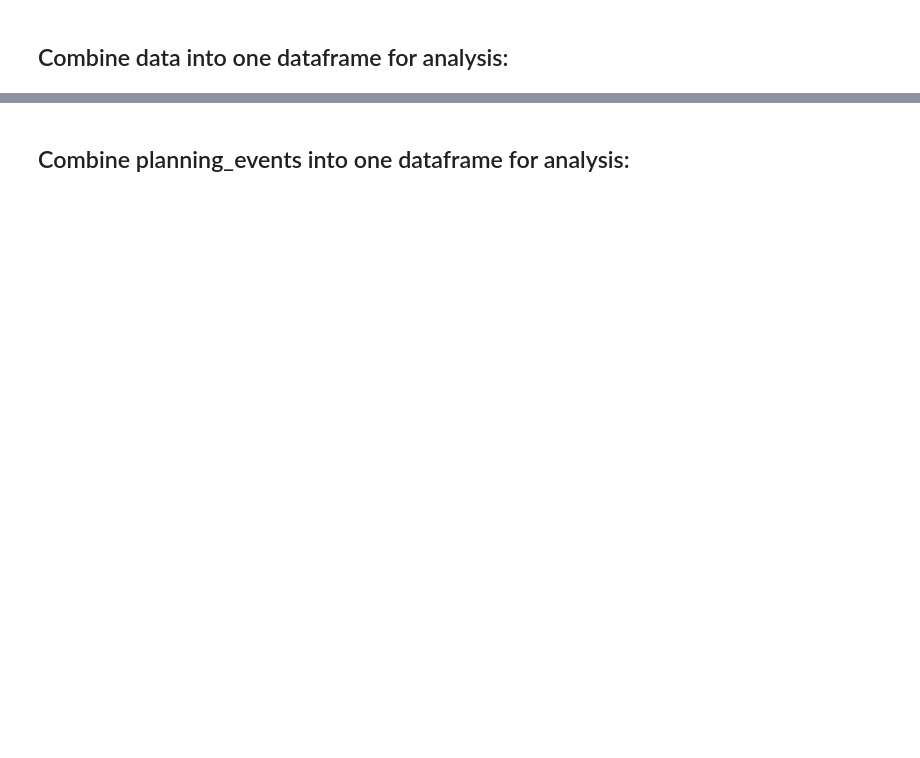
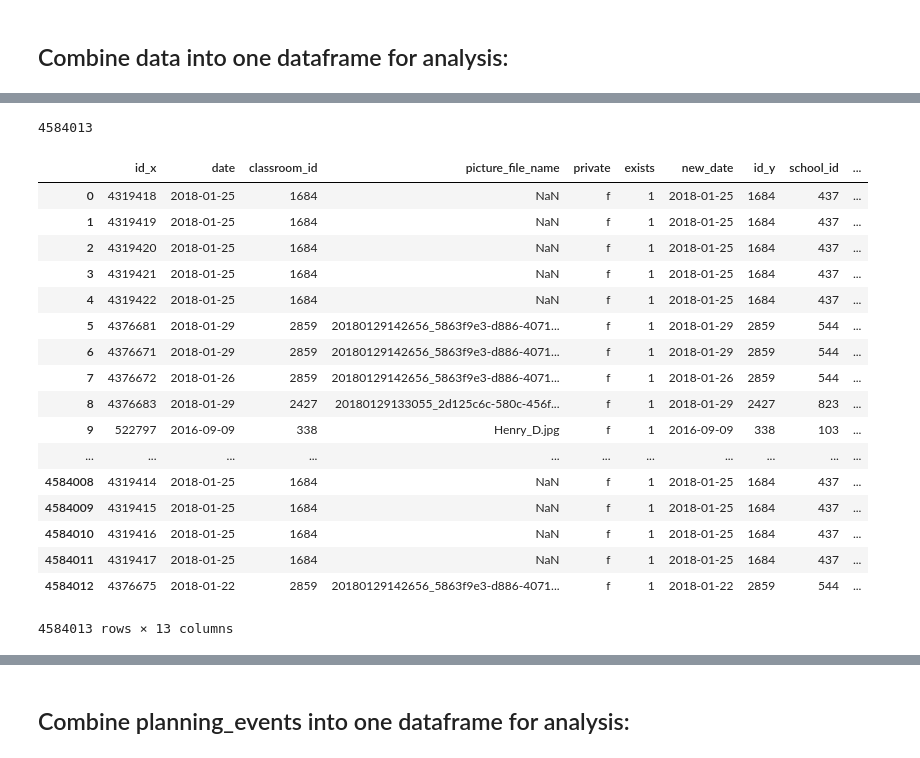
Before and after one commit to pgeurin/seniorskipday, a Jupyter notebook: src/eda.ipynb, the cells around one changed output, grey strips where cells are left out. Cells and saved outputs as stored; diff of their text form; code cells hidden in the pictures; blank space fills up the shorter version.

```diff
--- a/src/eda.ipynb
+++ b/src/eda.ipynb
@@ -334,0 +213,4 @@ posts.head()
+# %%
+posts = pd.read_csv('../data/posts.csv')
+posts['exists']=1
+posts['new_date'] = pd.to_datetime(posts.date, errors='coerce')
@@ -335,3 +228,26 @@ posts.head()
 # %%
 posts_merge = posts.merge(classrooms,how='left', left_on='classroom_id', right_on='id')
+posts_merge['post_id']=posts_merge['id_x']
+print(len(posts_merge))
+posts_merge
+# %% [output]
+4584013
+|  | id_x | date | classroom_id | picture_file_name | private | exists | new_date | id_y | school_id | ... |
+| 0 | 4319418 | 2018-01-25 | 1684 | NaN | f | 1 | 2018-01-25 | 1684 | 437 | ... |
+| 1 | 4319419 | 2018-01-25 | 1684 | NaN | f | 1 | 2018-01-25 | 1684 | 437 | ... |
+| 2 | 4319420 | 2018-01-25 | 1684 | NaN | f | 1 | 2018-01-25 | 1684 | 437 | ... |
+| 3 | 4319421 | 2018-01-25 | 1684 | NaN | f | 1 | 2018-01-25 | 1684 | 437 | ... |
+| 4 | 4319422 | 2018-01-25 | 1684 | NaN | f | 1 | 2018-01-25 | 1684 | 437 | ... |
+| 5 | 4376681 | 2018-01-29 | 2859 | 20180129142656_5863f9e3-d886-4071... | f | 1 | 2018-01-29 | 2859 | 544 | ... |
+| 6 | 4376671 | 2018-01-29 | 2859 | 20180129142656_5863f9e3-d886-4071... | f | 1 | 2018-01-29 | 2859 | 544 | ... |
+| 7 | 4376672 | 2018-01-26 | 2859 | 20180129142656_5863f9e3-d886-4071... | f | 1 | 2018-01-26 | 2859 | 544 | ... |
+| 8 | 4376683 | 2018-01-29 | 2427 | 20180129133055_2d125c6c-580c-456f... | f | 1 | 2018-01-29 | 2427 | 823 | ... |
+| 9 | 522797 | 2016-09-09 | 338 | Henry_D.jpg | f | 1 | 2016-09-09 | 338 | 103 | ... |
+| ... | ... | ... | ... | ... | ... | ... | ... | ... | ... | ... |
+| 4584008 | 4319414 | 2018-01-25 | 1684 | NaN | f | 1 | 2018-01-25 | 1684 | 437 | ... |
+| 4584009 | 4319415 | 2018-01-25 | 1684 | NaN | f | 1 | 2018-01-25 | 1684 | 437 | ... |
+| 4584010 | 4319416 | 2018-01-25 | 1684 | NaN | f | 1 | 2018-01-25 | 1684 | 437 | ... |
+| 4584011 | 4319417 | 2018-01-25 | 1684 | NaN | f | 1 | 2018-01-25 | 1684 | 437 | ... |
+| 4584012 | 4376675 | 2018-01-22 | 2859 | 20180129142656_5863f9e3-d886-4071... | f | 1 | 2018-01-22 | 2859 | 544 | ... |
+4584013 rows × 13 columns
 # %%
```
Also changed, not shown: parts of 61 cells of this notebook.
